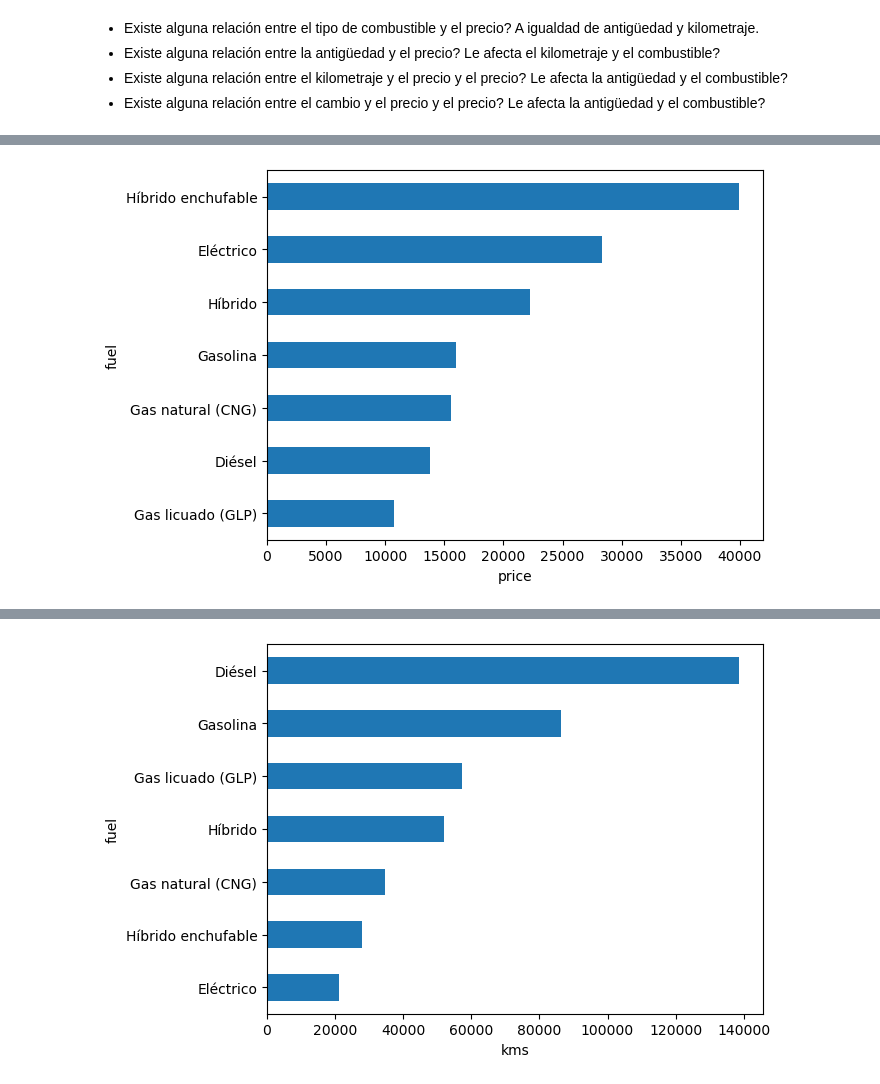
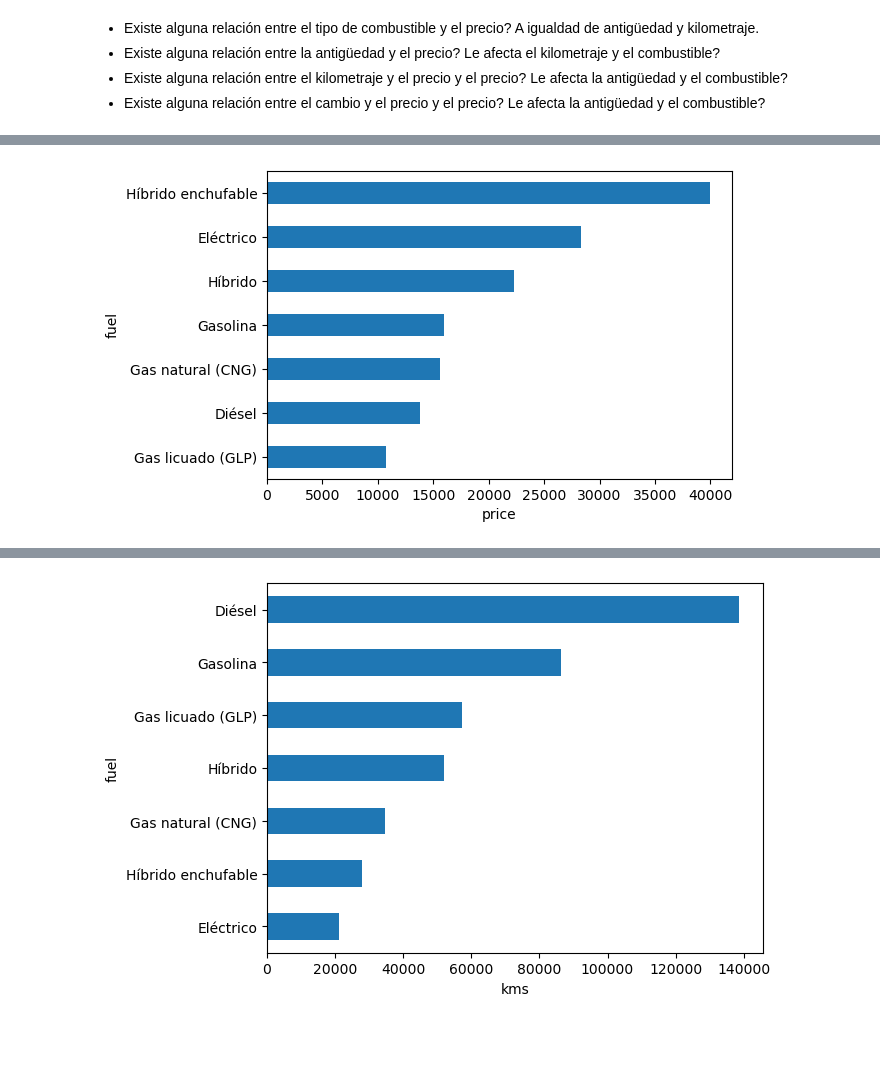
Before and after one commit to jdonosop/proyecto-portafolio, a Jupyter notebook: notebooks/Notebook_1.ipynb, the cells around one changed output, grey strips where cells are left out. Drawn from its saved outputs; the diff is of its cells as text; code cells hidden in the pictures; blank space fills up the shorter version.

```diff
--- a/notebooks/Notebook_1.ipynb
+++ b/notebooks/Notebook_1.ipynb
@@ -319,4 +325,5 @@ Name: year, dtype: float64
 # %%
+plt.figure(figsize = (6,4))
 df.groupby('fuel')['price'].mean().sort_values().plot.barh(xlabel = 'price');
 # %% [output]
-[figure, old version]
+[figure, new version]
```
Also changed, not shown: parts of 31 cells of this notebook, 19 other files.
